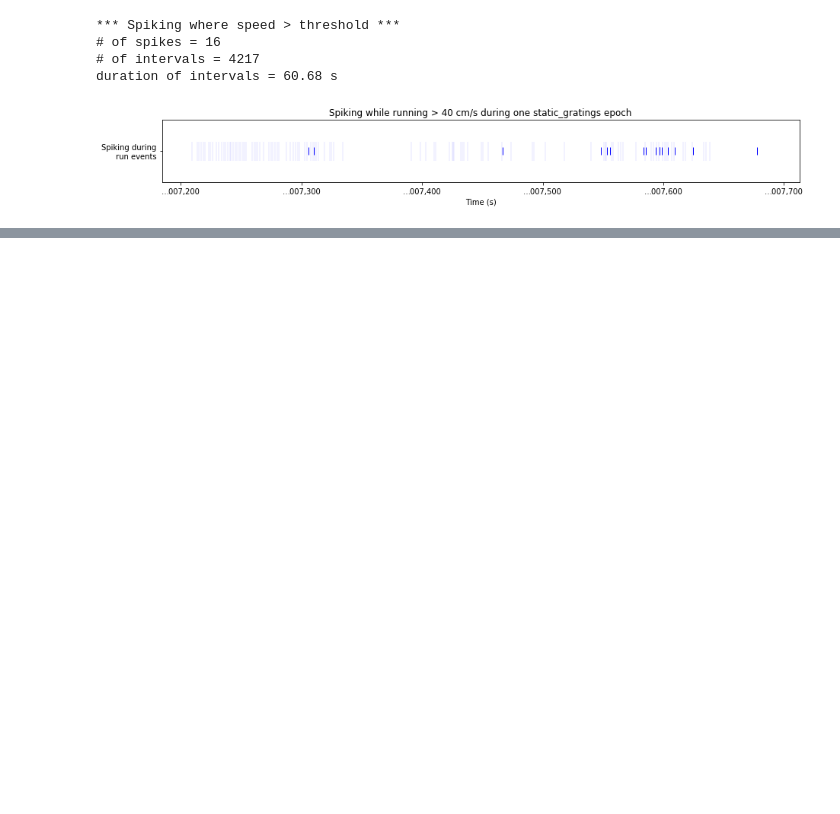
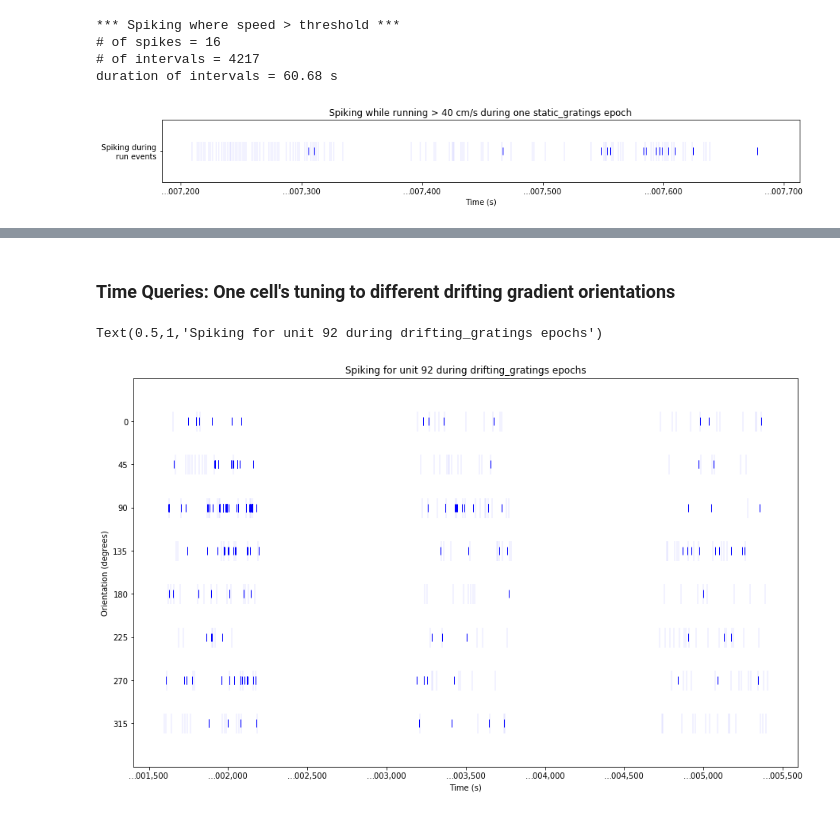
Before and after one commit to LorenFrankLab/franklab-nwb, a Jupyter notebook: frank_lab_queries_allen_data.ipynb, the cells around one changed output, grey strips where cells are left out. Saved outputs shown, nothing was run; the diff lists cells and outputs as text; code cells hidden in the pictures; blank space fills up the shorter version.

```diff
--- a/frank_lab_queries_allen_data.ipynb
+++ b/frank_lab_queries_allen_data.ipynb
@@ -365,0 +407,33 @@ duration of intervals = 60.68 s
+# %% [markdown]
+### Time Queries: One cell's tuning to different drifting gradient orientations
+# %%
+# Get the orientations and epoch intervals for each epoch of this stim type
+all_epochs_ori = nwbf.epochs['Ori'][:]
+stim_ori = all_epochs_ori[epochs_this_stim]  # orientation for all epochs of this stim type
+stim_ivls = epoch_ivls_array[epochs_this_stim, :]  # time intervals for all epochs of this stim type
+
+# Get the set of all possible orientations (removing 'nan')
+possible_ori = np.unique(stim_ori)
+possible_ori = possible_ori[~np.isnan(possible_ori)]
+
+spikeplots = []
+# For each possible orientation, get the distribution of firing of this cell
+for ori in possible_ori:
+    # Get the time intervals for epochs of this orientation
+    this_ori_epochs = np.where(stim_ori==ori)[0]
+    this_ori_ivls = TimeIntervals(stim_ivls[this_ori_epochs, :])
+
+    # Do a Time Query on just the epochs with this orientation
+    this_ori_spiking = spiking_all.time_query(this_ori_ivls)
+
+    # Append to the plot
+    spikeplots.append((this_ori_spiking, int(ori)))
+
+fig1 = plt.figure(1, figsize=(15, len(spikeplots)+1))
+ax1 = fig1.add_subplot(1, 1, 1)
+ax1.set_ylabel('Orientation (degrees)')
+plot_PointData_multiple(spikeplots, axis=ax1)
+plt.title('Spiking for unit %s during %s epochs' % (cluster_idx, stim_type))
+# %% [output]
+Text(0.5,1,'Spiking for unit 92 during drifting_gratings epochs')
+[figure, added]
```
Also changed, not shown: parts of 6 cells of this notebook.
